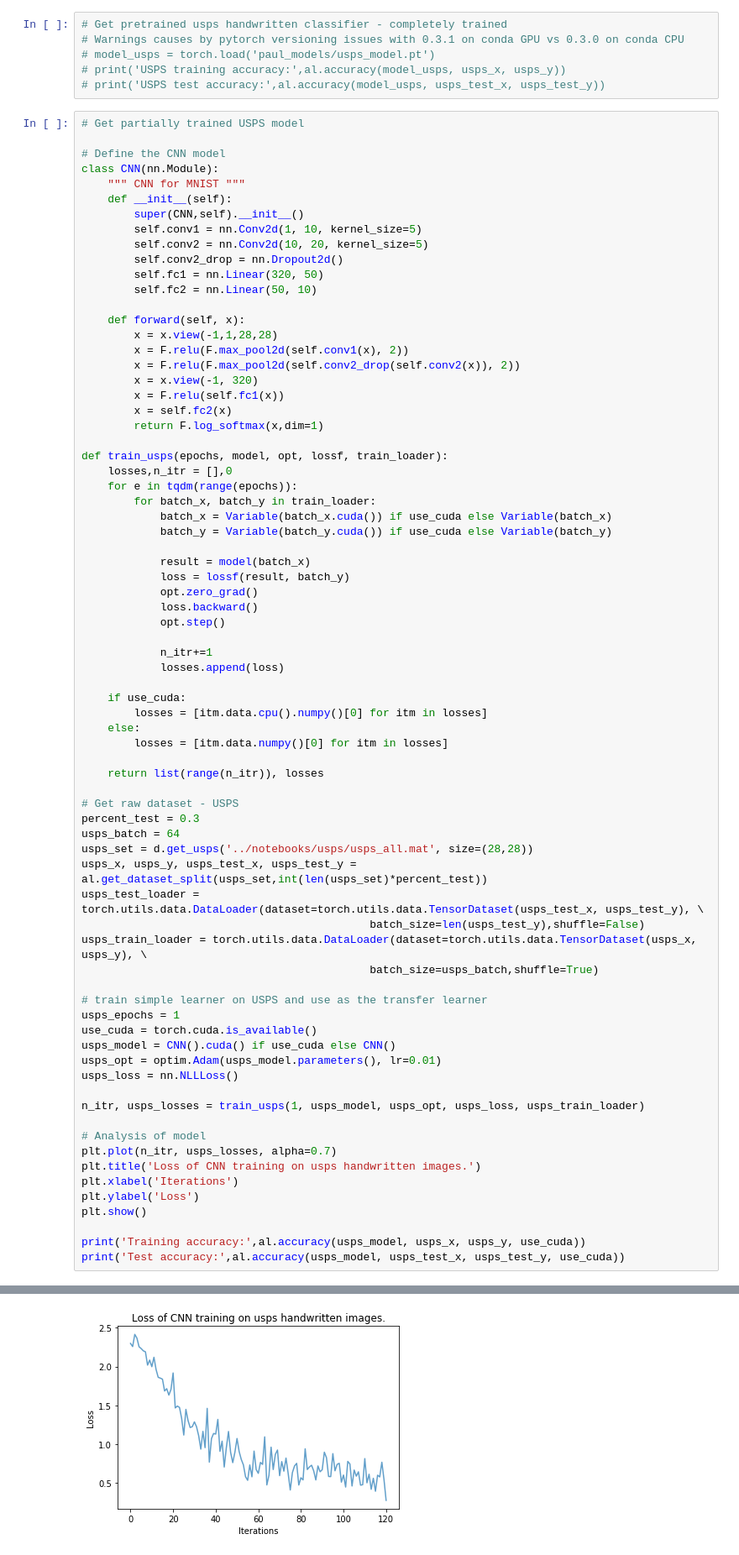
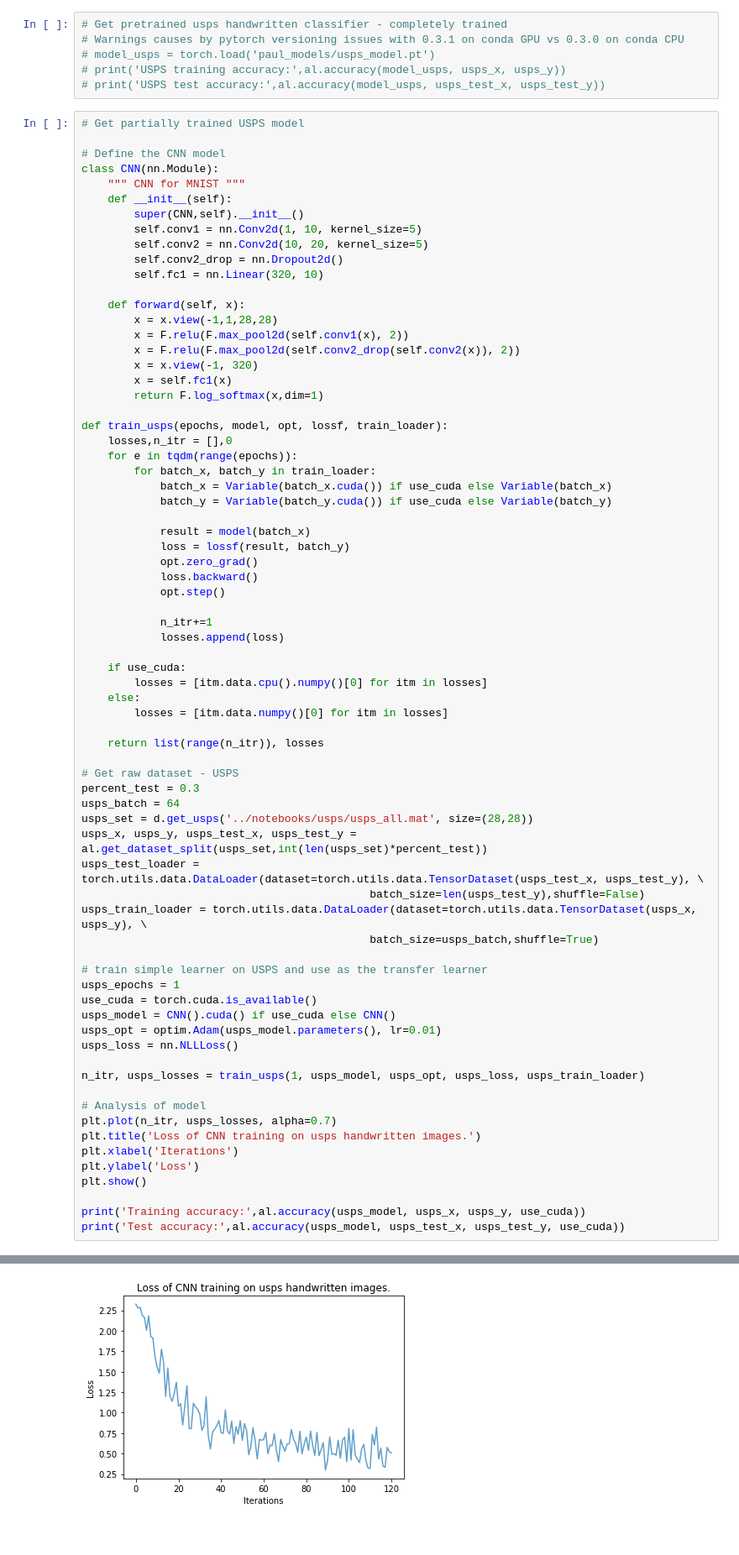
Before and after one commit to dsondak/pavlos_research, a Jupyter notebook: notebooks/3.1_pab_transfer_learning.ipynb, the cells around one changed output, grey strips where cells are left out. Shown: that part at 84% size. Drawn from its saved outputs; the diff is of its cells as text.

```diff
--- a/notebooks/3.1_pab_transfer_learning.ipynb
+++ b/notebooks/3.1_pab_transfer_learning.ipynb
@@ -79,16 +79,14 @@ class CNN(nn.Module):
         self.conv1 = nn.Conv2d(1, 10, kernel_size=5)
         self.conv2 = nn.Conv2d(10, 20, kernel_size=5)
         self.conv2_drop = nn.Dropout2d()
-        self.fc1 = nn.Linear(320, 50)
-        self.fc2 = nn.Linear(50, 10)
+        self.fc1 = nn.Linear(320, 10)
 
     def forward(self, x):
         x = x.view(-1,1,28,28)
         x = F.relu(F.max_pool2d(self.conv1(x), 2))
         x = F.relu(F.max_pool2d(self.conv2_drop(self.conv2(x)), 2))
         x = x.view(-1, 320)
-        x = F.relu(self.fc1(x))
-        x = self.fc2(x)
+        x = self.fc1(x)
         return F.log_softmax(x,dim=1)
 
 def train_usps(epochs, model, opt, lossf, train_loader):
@@ -117,31 +115,31 @@ def train_usps(epochs, model, opt, lossf, train_loader):
 # Get raw dataset - USPS
 percent_test = 0.3
 usps_batch = 64
 usps_set = d.get_usps('../notebooks/usps/usps_all.mat', size=(28,28))
 usps_x, usps_y, usps_test_x, usps_test_y = al.get_dataset_split(usps_set,int(len(usps_set)*percent_test))
 usps_test_loader = torch.utils.data.DataLoader(dataset=torch.utils.data.TensorDataset(usps_test_x, usps_test_y), \
                                             batch_size=len(usps_test_y),shuffle=False)
 usps_train_loader = torch.utils.data.DataLoader(dataset=torch.utils.data.TensorDataset(usps_x, usps_y), \
                                             batch_size=usps_batch,shuffle=True)
 
 # train simple learner on USPS and use as the transfer learner
 usps_epochs = 1
 use_cuda = torch.cuda.is_available()
 usps_model = CNN().cuda() if use_cuda else CNN()
 usps_opt = optim.Adam(usps_model.parameters(), lr=0.01)
 usps_loss = nn.NLLLoss()
 
 n_itr, usps_losses = train_usps(1, usps_model, usps_opt, usps_loss, usps_train_loader)
 
 # Analysis of model
 plt.plot(n_itr, usps_losses, alpha=0.7)
 plt.title('Loss of CNN training on usps handwritten images.')
 plt.xlabel('Iterations')
 plt.ylabel('Loss')
 plt.show()
 
 print('Training accuracy:',al.accuracy(usps_model, usps_x, usps_y, use_cuda))
 print('Test accuracy:',al.accuracy(usps_model, usps_test_x, usps_test_y, use_cuda))
 # %% [output]
 A Jupyter Widget
-[figure, old version]
+[figure, new version]
```
Also changed, not shown: parts of 2 cells of this notebook, 11 other files.
